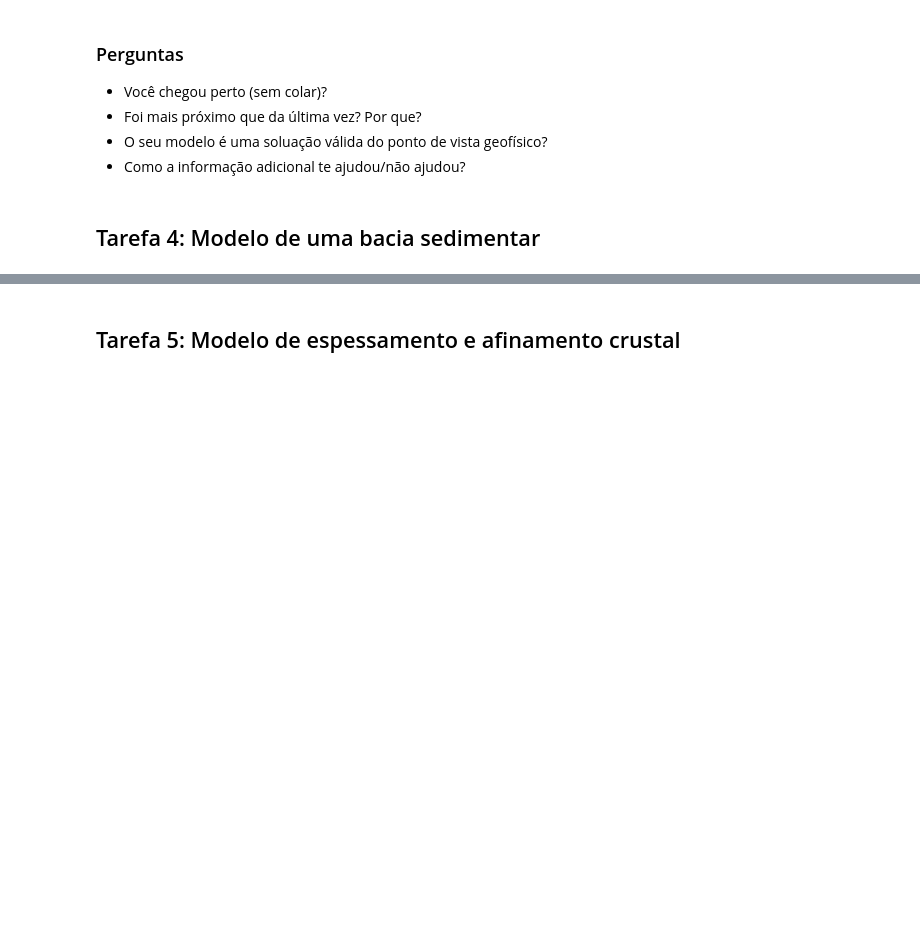
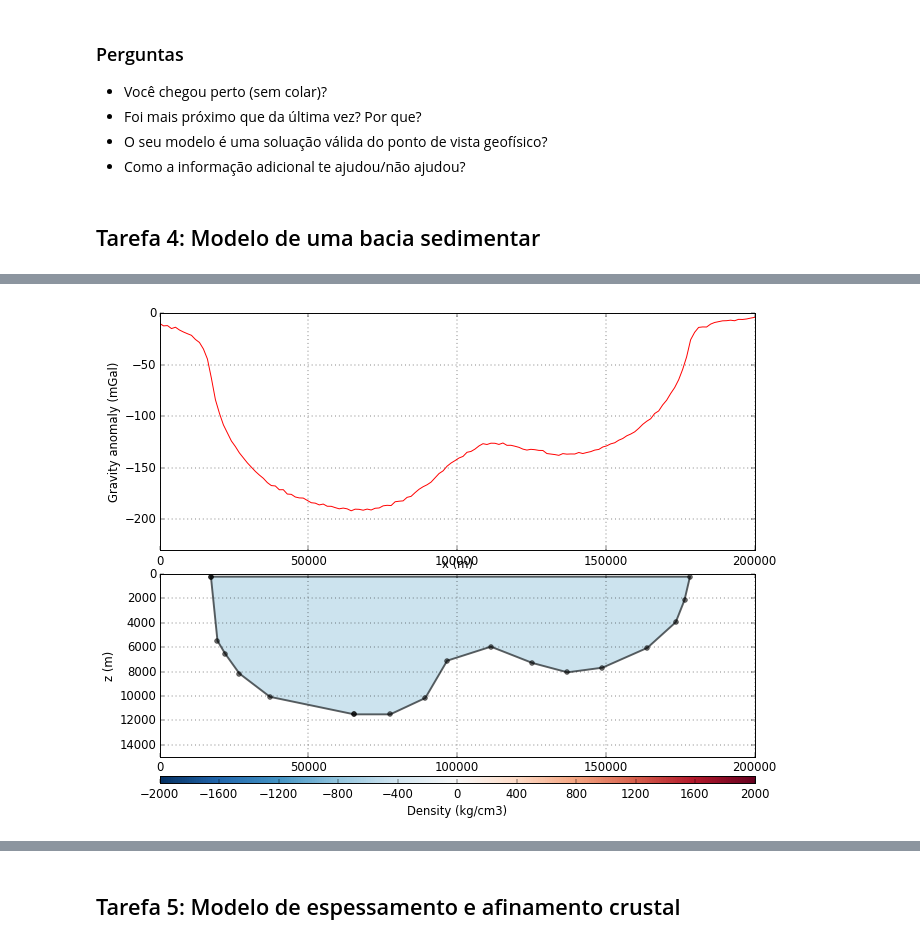
Before and after one commit to leouieda/geofisica1, a Jupyter notebook: notebooks/pratica5.ipynb, the cells around one changed output, grey strips where cells are left out. Saved outputs shown, nothing was run; the diff lists cells and outputs as text; code cells hidden in the pictures; blank space fills up the shorter version.

```diff
--- a/notebooks/pratica5.ipynb
+++ b/notebooks/pratica5.ipynb
@@ -150,0 +200,4 @@ Moulder.load(modelo_colega_intrusao).plot()
+# %%
+Moulder.load(modelo_colega_bacia).plot()
+# %% [output]
+[figure, added]
```
Also changed, not shown: parts of 14 cells of this notebook.
